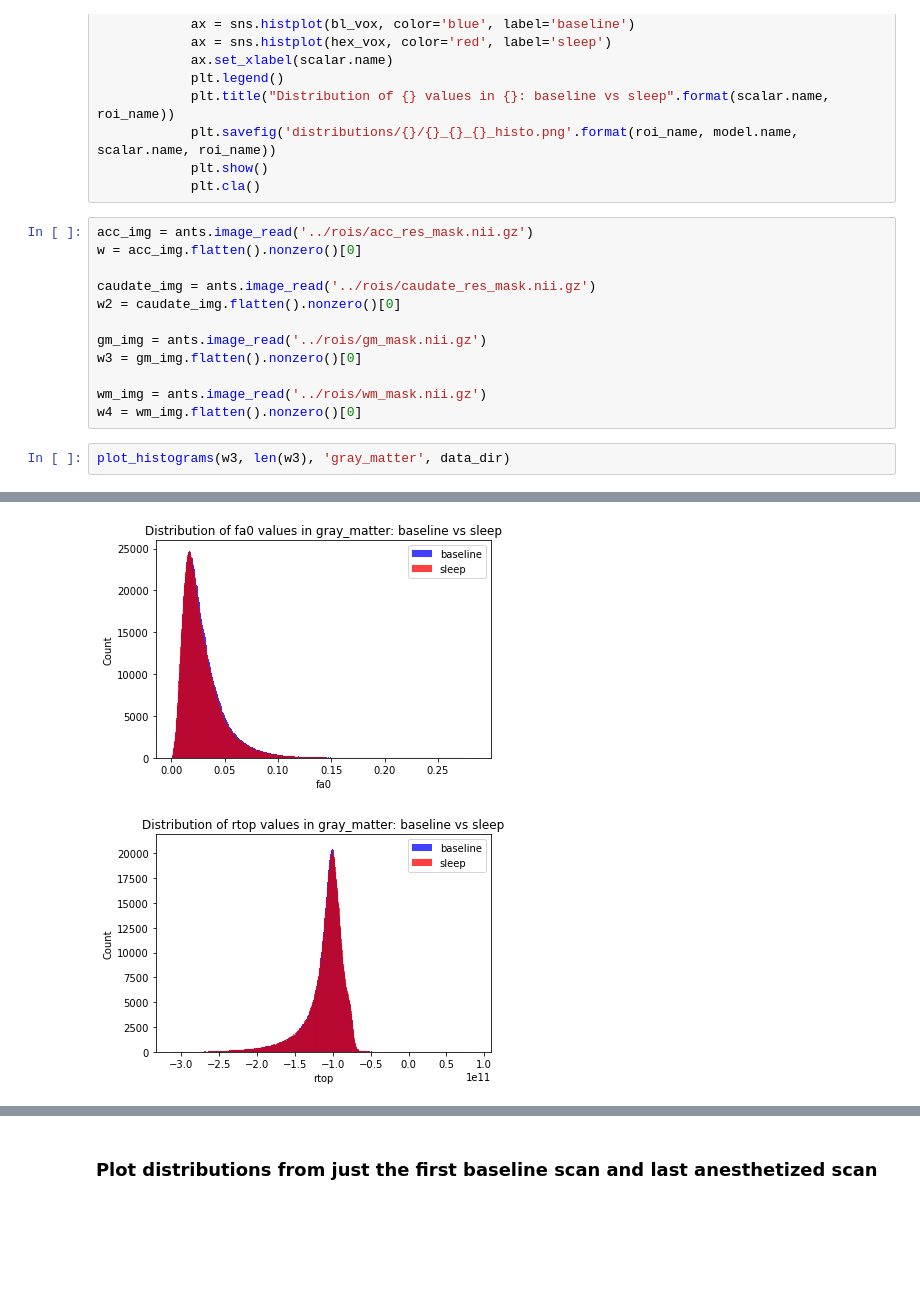
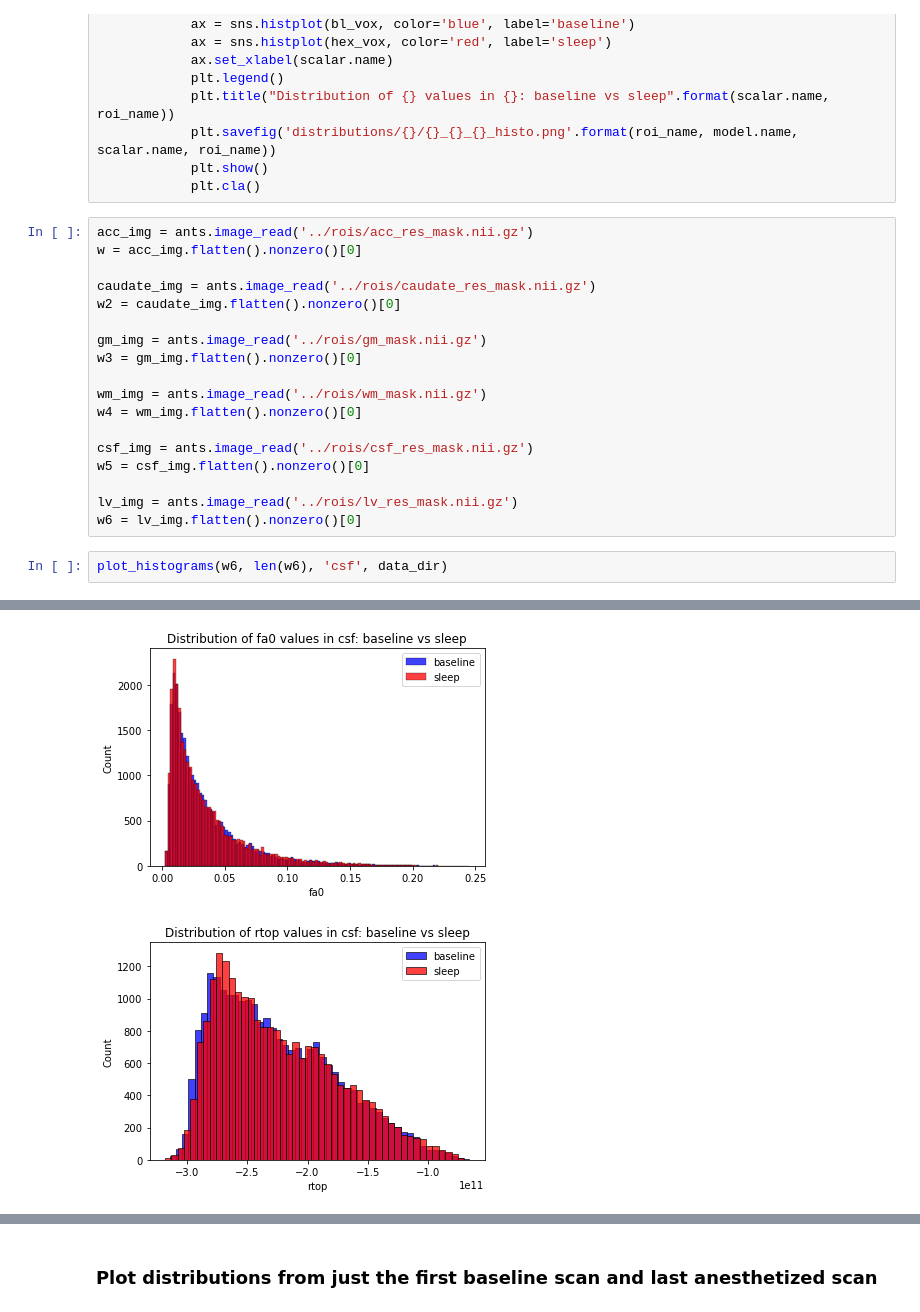
Before and after one commit to willtack/glymphatic-data, a Jupyter notebook: analysis/distribution_analysis.ipynb, the cells around one changed output, grey strips where cells are left out. Cells and saved outputs as stored; diff of their text form; blank space fills up the shorter version.

```diff
--- a/analysis/distribution_analysis.ipynb
+++ b/analysis/distribution_analysis.ipynb
@@ -72,6 +72,12 @@ w3 = gm_img.flatten().nonzero()[0]
 
 wm_img = ants.image_read('../rois/wm_mask.nii.gz')
 w4 = wm_img.flatten().nonzero()[0]
+
+csf_img = ants.image_read('../rois/csf_res_mask.nii.gz')
+w5 = csf_img.flatten().nonzero()[0]
+
+lv_img = ants.image_read('../rois/lv_res_mask.nii.gz')
+w6 = lv_img.flatten().nonzero()[0]
 # %%
-plot_histograms(w3, len(w3), 'gray_matter', data_dir)
+plot_histograms(w6, len(w6), 'csf', data_dir)
 # %% [output]
@@ -80,2 +86,2 @@ plot_histograms(w3, len(w3), 'gray_matter', data_dir)
-[figure, old version]
+[figure, new version]
-[figure, old version]
+[figure, new version]
```
Also changed, not shown: parts of 2 cells of this notebook, 25 other files.
